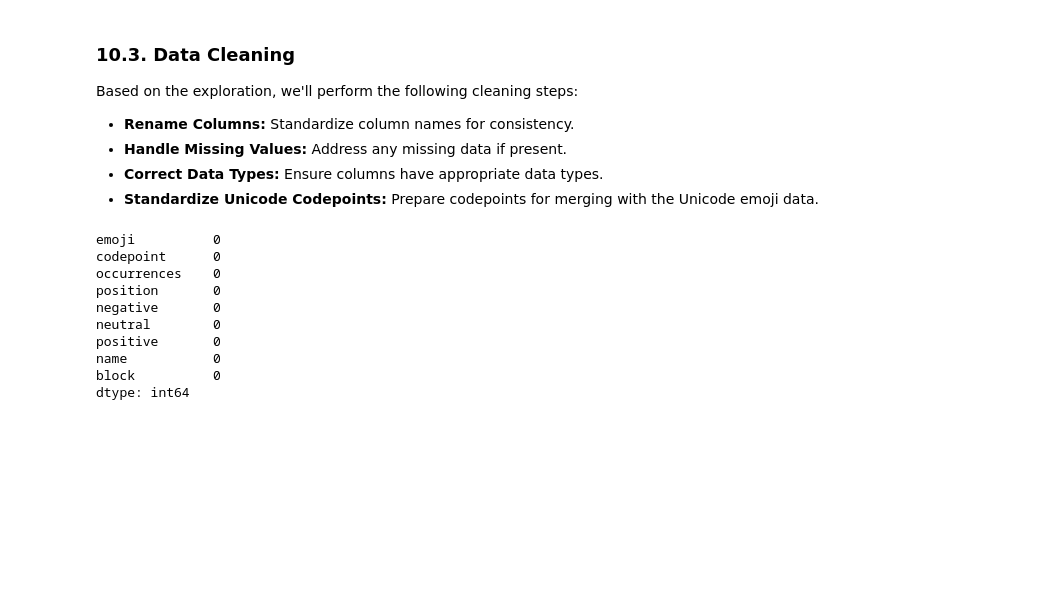
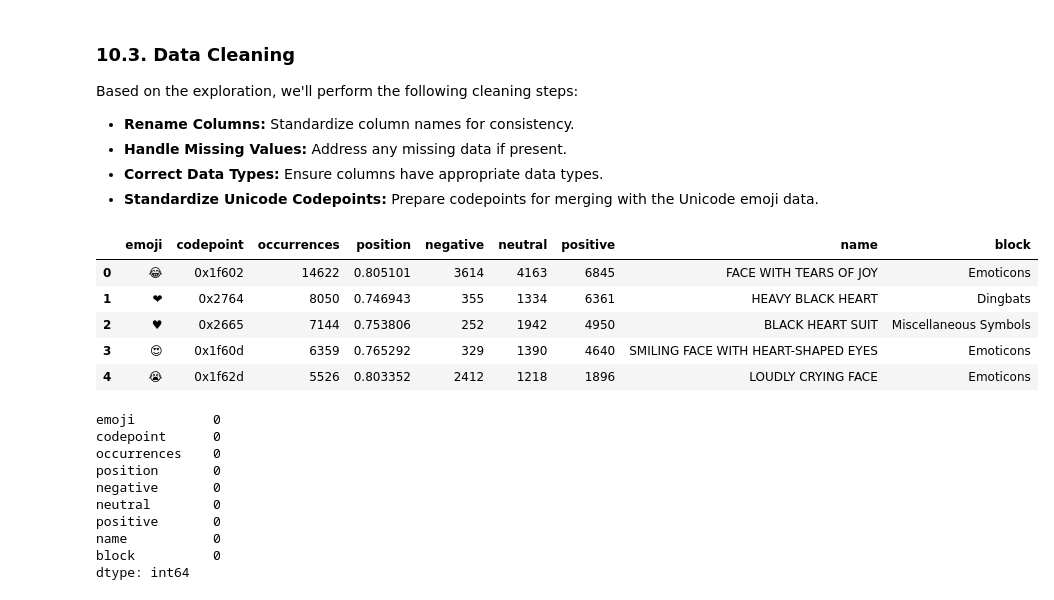
Before and after one commit to SamYatesSmith/EmojiInsight, a Jupyter notebook: notebooks/data_cleaning.ipynb, the cells around one changed output. Cells and saved outputs as stored; diff of their text form; code cells hidden in the pictures; blank space fills up the shorter version.

```diff
--- a/notebooks/data_cleaning.ipynb
+++ b/notebooks/data_cleaning.ipynb
@@ -155,16 +176,26 @@ Based on the exploration, we'll perform the following cleaning steps:
 # %%
 # Rename columns for consistency
 sentiment_df.rename(columns={
     'Emoji': 'emoji',
     'Unicode codepoint': 'codepoint',
     'Occurrences': 'occurrences',
     'Position': 'position',
     'Negative': 'negative',
     'Neutral': 'neutral',
     'Positive': 'positive',
     'Unicode name': 'name',
     'Unicode block': 'block'
 }, inplace=True)
+
+# Verify the changes
+sentiment_df.head()
+# %% [output]
+|  | emoji | codepoint | occurrences | position | negative | neutral | positive | name | block |
+| 0 | 😂 | 0x1f602 | 14622 | 0.805101 | 3614 | 4163 | 6845 | FACE WITH TEARS OF JOY | Emoticons |
+| 1 | ❤ | 0x2764 | 8050 | 0.746943 | 355 | 1334 | 6361 | HEAVY BLACK HEART | Dingbats |
+| 2 | ♥ | 0x2665 | 7144 | 0.753806 | 252 | 1942 | 4950 | BLACK HEART SUIT | Miscellaneous Symbols |
+| 3 | 😍 | 0x1f60d | 6359 | 0.765292 | 329 | 1390 | 4640 | SMILING FACE WITH HEART-SHAPED EYES | Emoticons |
+| 4 | 😭 | 0x1f62d | 5526 | 0.803352 | 2412 | 1218 | 1896 | LOUDLY CRYING FACE | Emoticons |
 # %%
 # Check for missing values again
 sentiment_df.isnull().sum()
```
Also changed, not shown: parts of 18 cells of this notebook.
